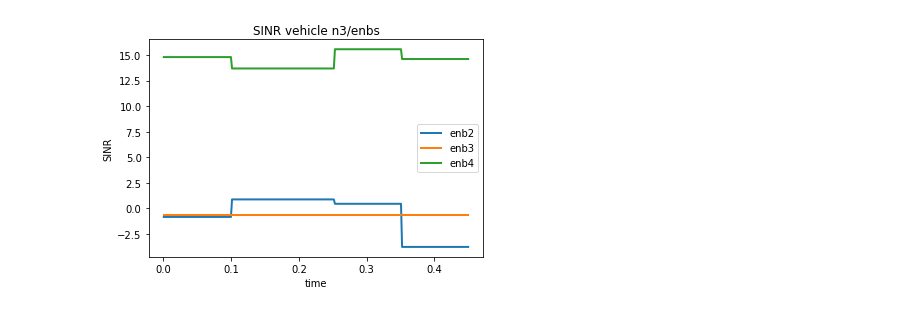
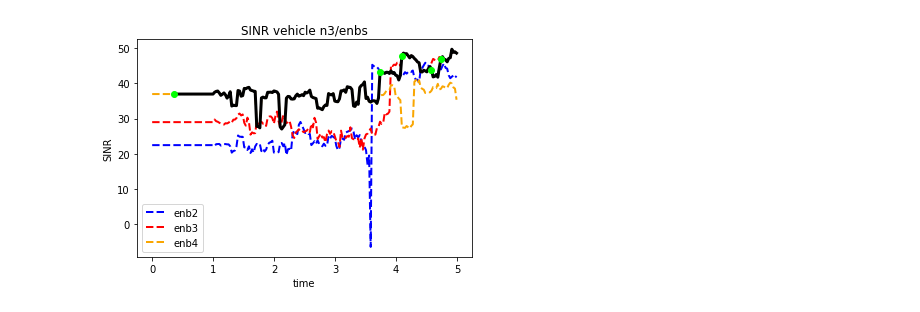
Before and after one commit to luca310795/TLCnet_prj, a Jupyter notebook: Plot SINR veh-enbs.ipynb, the cells around one changed output. Cells and saved outputs as stored; diff of their text form; code cells hidden in the pictures.

Commit message:
Add files via upload
Plot SINR e switch di ogni ue

```diff
--- a/Plot SINR veh-enbs.ipynb
+++ b/Plot SINR veh-enbs.ipynb
@@ -1,13 +1,14 @@
 # %%
 import numpy as np
 
-file_name = "ns3-mmwave/output/hhMmWaveSinrTime_5_10_15_12_2017_07_26_15.txt"
-infile = open(file_name,'r')
+file_sinr = "ns3-mmwave/output/mcMmWaveSinrTime_17_12_2017_06_28_56.txt"
+infile = open(file_sinr,'r')
 line_c = 0
 
 num_vehicles = 12;
 num_mmenbs = 3;
-num_records = 10152/3/num_vehicles;
+num_lines = 7056
+num_records = num_lines/num_mmenbs/num_vehicles;
 
 matrix = np.zeros((num_vehicles,num_mmenbs,num_records))
 x = np.zeros(num_records)
@@ -17,30 +18,92 @@ for line in infile:
     #print line
     veh = int(v[1])-1
     enb = int(v[2])-2
-    matrix[veh,enb,line_c/3/num_vehicles] = v[3]
-    if(line_c%(3*num_vehicles)==0):
-        x[line_c/(3*num_vehicles)] = v[0]
+    matrix[veh,enb,line_c/num_mmenbs/num_vehicles] = v[3]
+    if(line_c%(num_mmenbs*num_vehicles)==0):
+        x[line_c/(num_mmenbs*num_vehicles)] = v[0]
     #print veh, enb, v[3]
     #print  matrix[veh,enb,line_c%num_vehicles]
     line_c += 1
 infile.close()
 #print x
 
+file_switch = "ns3-mmwave/output/mcMmWaveSwitchStats_17_12_2017_06_28_56.txt"
+infile = open(file_switch,'r')
+
+ue_dicts = [dict() for i in range(num_vehicles)]
+
+for line in infile:
+    v = line.split(' ')
+    ue = int(v[2]) - 1
+    ue_dicts[ue][v[1]] = v[3]
+
+infile.close()
+
+from copy import deepcopy
+
+#print ue_dicts
+ue_dicts_copy = deepcopy(ue_dicts)
+
+def find_index(key):
+    for i in range(len(x)):
+        if (x[i] >= float(key)):
+            return i
+    return len(x)
+
+x_ues = dict()
+y_ues = dict()
+#start_enbs = np.zeros(num_vehicles)
+
+for i in range(num_vehicles):
+    min_key = min(ue_dicts[i].keys())
+    index = find_index(min_key)
+    ue_dicts_copy[i][min_key] = matrix[i, int(ue_dicts[i][min_key])-2, index]
+    #print index
+    x_ues[i] = np.copy(x[index:])
+    y_ues[i] = np.copy(matrix[i, int(ue_dicts[i][min_key])-2, index:])
+    #print len(x_ues[i])
+    #print len(y_ues[i])
+    #start_enbs[i] = int()
+    del ue_dicts[i][min_key]
+
+#print ue_dicts
+#print y_ues[1]
+
+
+for i in range(num_vehicles):
+    for key in ue_dicts[i].keys():
+        min_key = min(ue_dicts[i].keys())
+        index = find_index(min_key)
+        ue_dicts_copy[i][min_key] = matrix[i, int(ue_dicts[i][min_key])-2, index]
+        #print min_key
+        #print index
+        #print len(y_ues[i])
+        #print len(matrix[i, int(ue_dicts[i][min_key])-2, index:])
+        y_ues[i][index-(len(x)-len(y_ues[i])):] = (matrix[i, int(ue_dicts[i][min_key])-2, index:])
+        #print len(y_ues[i])
+        #print len(x_ues[i])
+        del ue_dicts[i][min_key]
+
+#print len(x)
+#print matrix.shape[2]
+
 import matplotlib.pyplot as plt
 
 for i in range(num_vehicles):
-#to obtain control on the axis of the figure, so to customize laberls, limits, etc.
+    #to obtain control on the axis of the figure, so to customize labels, limits, etc.
     ax1 = plt.gca()
     #ax1.set_xlim(0, num_records)
-#set limit on y-axis
-#ax1.set_ylim(-0.1, 3)
+    #set limit on y-axis
+    #ax1.set_ylim(-0.1, 3)
     plt.title("SINR vehicle n"+str(i+1)+"/enbs")
     plt.xlabel("time")
     plt.ylabel('SINR')
     #x = range(0,num_records)
-    plt.plot(x,matrix[i,0,:], lw=2)
-    plt.plot(x,matrix[i,1,:], lw=2)
-    plt.plot(x,matrix[i,2,:], lw=2)
+    plt.plot(x,matrix[i,0,:], '--', lw=2, color='b')
+    plt.plot(x,matrix[i,1,:], '--', lw=2, color='r')
+    plt.plot(x,matrix[i,2,:], '--', lw=2, color='#F9A602')
+    plt.plot(x_ues[i],y_ues[i], lw=3, color='k')
+    plt.plot(ue_dicts_copy[i].keys(),ue_dicts_copy[i].values(), 'o', lw=4, color='#00FF00')
     plt.legend(['enb2','enb3','enb4'])
     plt.show()
 # %% [output]
@@ -49 +112 @@ for i in range(num_vehicles):
-[figure, old version]
+[figure, new version]
```
Also changed, not shown: parts of 1 cell of this notebook.
